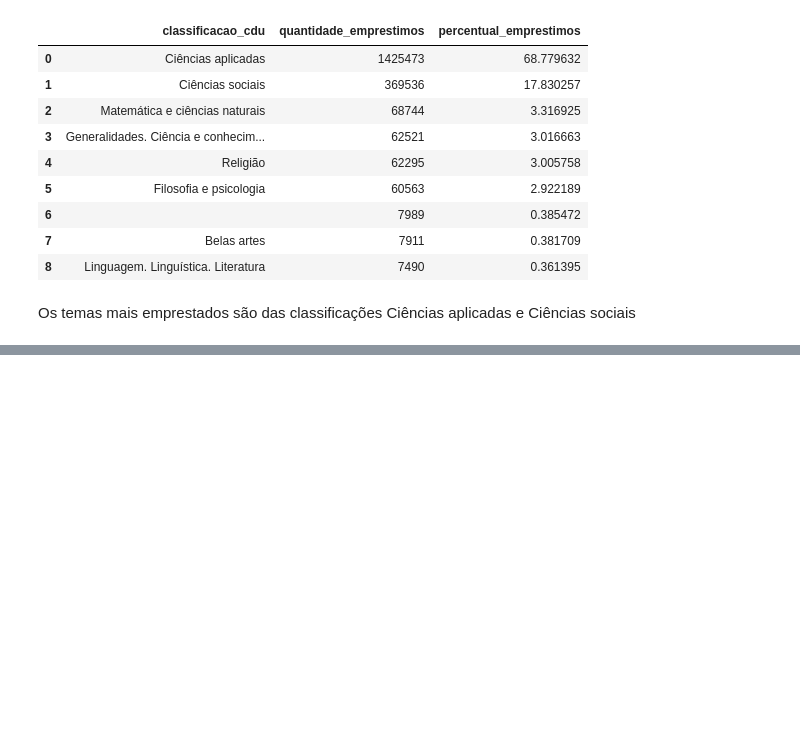
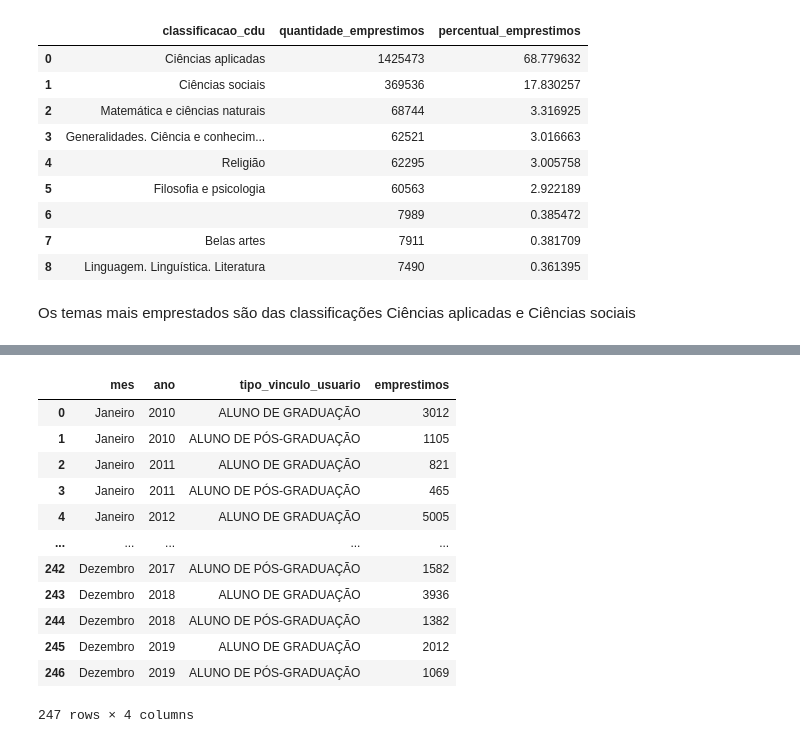
Before and after one commit to MaercioMamedes/_7DaysOfCode_Pandas, a Jupyter notebook: notebooks/analise_exploratoria.ipynb, the cells around one changed output, grey strips where cells are left out. Cells and saved outputs as stored; diff of their text form; code cells hidden in the pictures; blank space fills up the shorter version.

```diff
--- a/notebooks/analise_exploratoria.ipynb
+++ b/notebooks/analise_exploratoria.ipynb
@@ -324,0 +335,13 @@ Os temas mais emprestados são das classificações Ciências aplicadas e Ciênc
+# %%
+# tabela de frequência das coleções mais emprestadas, de Alunos de Graduação e de Pós-Graduação
+df = pd.read_parquet('../datasets/dados_tratados/dados_emprestimos_tratados.parquet')
+
+df_colecao_grad_pos = df[
+                        (df['tipo_vinculo_usuario'] == 'ALUNO DE GRADUAÇÃO') |
+                        (df['tipo_vinculo_usuario'] == 'ALUNO DE PÓS-GRADUAÇÃO') &
+                        (df['colecao'] == 'Acervo Circulante')
+                        ]
+
+df_colecao_grad_pos = df_colecao_grad_pos[['id_emprestimo','data_emprestimo' ,'tipo_vinculo_usuario']]
+
+df_colecao_grad_pos
@@ -324,0 +362,39 @@ Os temas mais emprestados são das classificações Ciências aplicadas e Ciênc
+# %%
+# extraindo o ano e mês da coluna data_emprestimo
+
+df_colecao_grad_pos.loc[:, 'ano_emprestimo'] = df_colecao_grad_pos['data_emprestimo'].dt.year
+df_colecao_grad_pos.loc[:, 'mes_emprestimo'] = df_colecao_grad_pos['data_emprestimo'].dt.month
+df_colecao_grad_pos = df_colecao_grad_pos[['id_emprestimo', 'tipo_vinculo_usuario', 'ano_emprestimo', 'mes_emprestimo']]
+
+months_mapping = {
+    1: 'Janeiro',
+    2: 'Fevereiro',
+    3: 'Março',
+    4: 'Abril',
+    5: 'Maio',
+    6: 'Junho',
+    7: 'Julho',
+    8: 'Agosto',
+    9: 'Setembro',
+    10: 'Outubro',
+    11: 'Novembro',
+    12: 'Dezembro'
+}
+df_grad_pos = df_colecao_grad_pos.groupby(['mes_emprestimo', 'ano_emprestimo', 'tipo_vinculo_usuario'])['id_emprestimo'].count().reset_index()
+df_grad_pos.columns = ['mes', 'ano', 'tipo_vinculo_usuario', 'emprestimos']
+df_grad_pos['mes'] = df_grad_pos['mes'].map(months_mapping)
+df_grad_pos
+# %% [output]
+|  | mes | ano | tipo_vinculo_usuario | emprestimos |
+| 0 | Janeiro | 2010 | ALUNO DE GRADUAÇÃO | 3012 |
+| 1 | Janeiro | 2010 | ALUNO DE PÓS-GRADUAÇÃO | 1105 |
+| 2 | Janeiro | 2011 | ALUNO DE GRADUAÇÃO | 821 |
+| 3 | Janeiro | 2011 | ALUNO DE PÓS-GRADUAÇÃO | 465 |
+| 4 | Janeiro | 2012 | ALUNO DE GRADUAÇÃO | 5005 |
+| ... | ... | ... | ... | ... |
+| 242 | Dezembro | 2017 | ALUNO DE PÓS-GRADUAÇÃO | 1582 |
+| 243 | Dezembro | 2018 | ALUNO DE GRADUAÇÃO | 3936 |
+| 244 | Dezembro | 2018 | ALUNO DE PÓS-GRADUAÇÃO | 1382 |
+| 245 | Dezembro | 2019 | ALUNO DE GRADUAÇÃO | 2012 |
+| 246 | Dezembro | 2019 | ALUNO DE PÓS-GRADUAÇÃO | 1069 |
+247 rows × 4 columns
```
Also changed, not shown: parts of 7 cells of this notebook, 3 other files.
